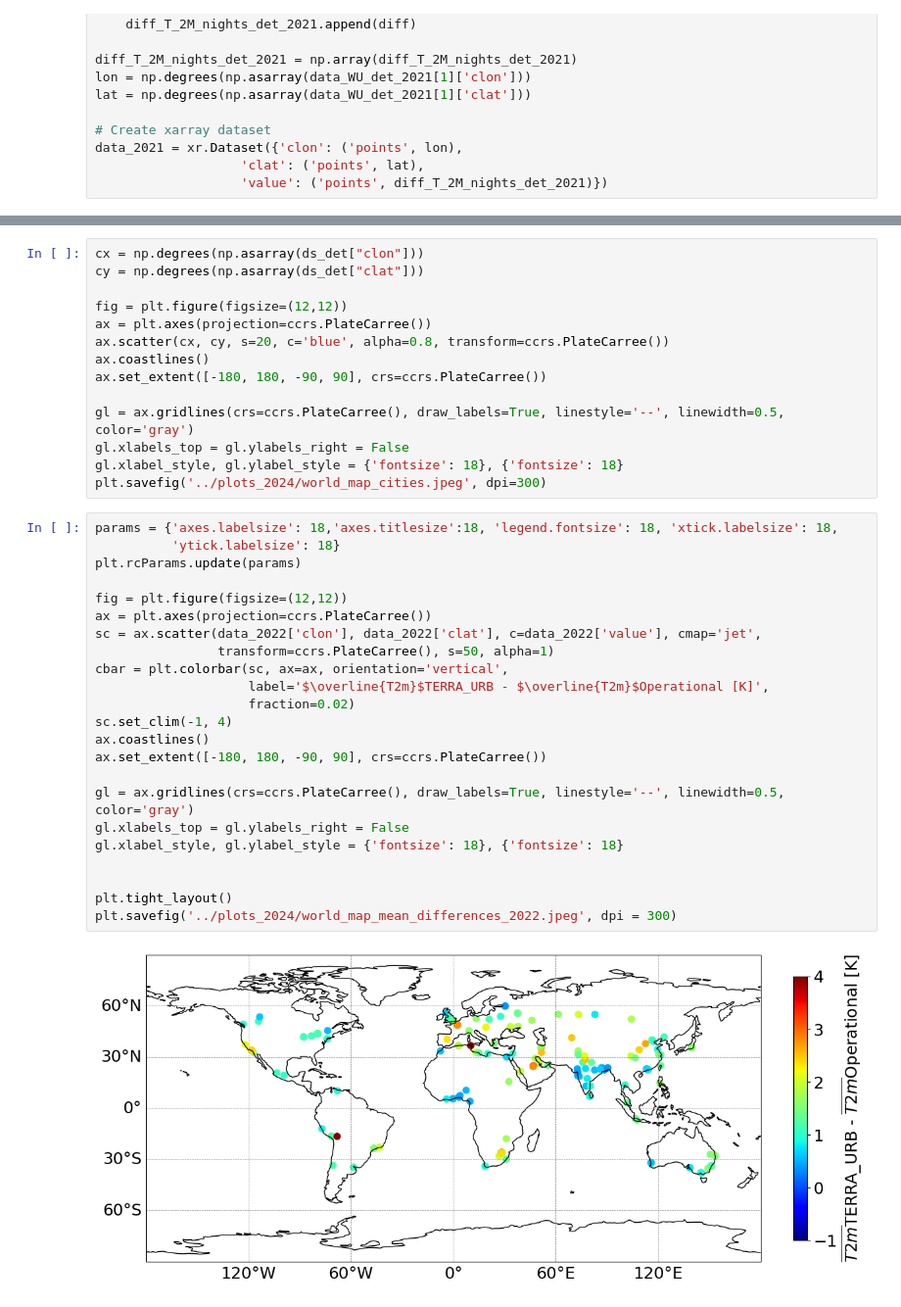
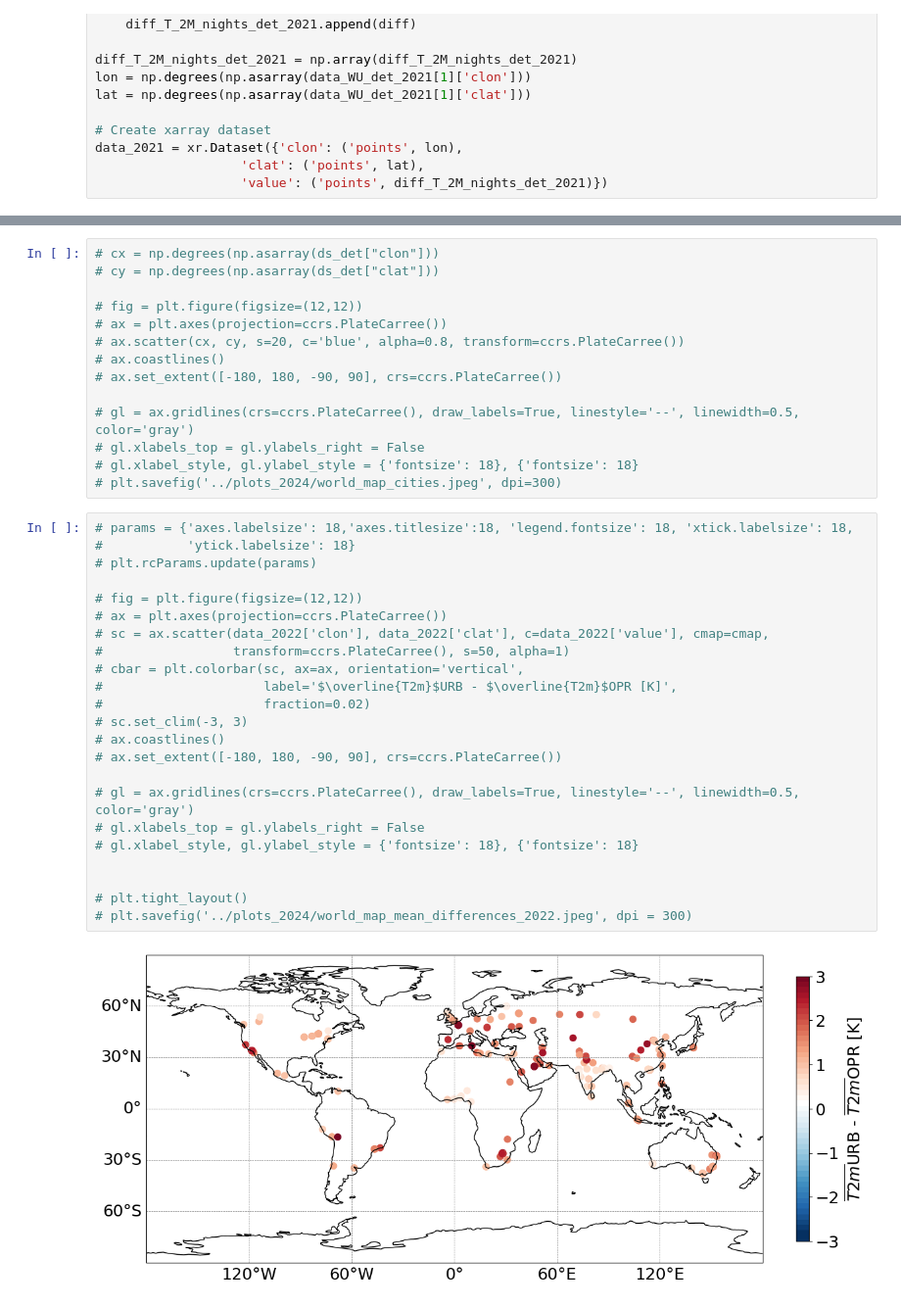
Before and after one commit to maymeret/master_thesis, a Jupyter notebook: world_maps..ipynb, the cells around one changed output, grey strips where cells are left out. Shown at 98% size. Saved outputs shown, nothing was run; the diff lists cells and outputs as text.

```diff
--- a/world_maps..ipynb
+++ b/world_maps..ipynb
@@ -207,40 +221,40 @@ data_2021 = xr.Dataset({'clon': ('points', lon),
 # %%
-cx = np.degrees(np.asarray(ds_det["clon"]))
-cy = np.degrees(np.asarray(ds_det["clat"]))
+# cx = np.degrees(np.asarray(ds_det["clon"]))
+# cy = np.degrees(np.asarray(ds_det["clat"]))
 
-fig = plt.figure(figsize=(12,12))
-ax = plt.axes(projection=ccrs.PlateCarree())
-ax.scatter(cx, cy, s=20, c='blue', alpha=0.8, transform=ccrs.PlateCarree())
-ax.coastlines()
-ax.set_extent([-180, 180, -90, 90], crs=ccrs.PlateCarree())
+# fig = plt.figure(figsize=(12,12))
+# ax = plt.axes(projection=ccrs.PlateCarree())
+# ax.scatter(cx, cy, s=20, c='blue', alpha=0.8, transform=ccrs.PlateCarree())
+# ax.coastlines()
+# ax.set_extent([-180, 180, -90, 90], crs=ccrs.PlateCarree())
 
-gl = ax.gridlines(crs=ccrs.PlateCarree(), draw_labels=True, linestyle='--', linewidth=0.5, color='gray')
-gl.xlabels_top = gl.ylabels_right = False
-gl.xlabel_style, gl.ylabel_style = {'fontsize': 18}, {'fontsize': 18}
-plt.savefig('../plots_2024/world_map_cities.jpeg', dpi=300)
+# gl = ax.gridlines(crs=ccrs.PlateCarree(), draw_labels=True, linestyle='--', linewidth=0.5, color='gray')
+# gl.xlabels_top = gl.ylabels_right = False
+# gl.xlabel_style, gl.ylabel_style = {'fontsize': 18}, {'fontsize': 18}
+# plt.savefig('../plots_2024/world_map_cities.jpeg', dpi=300)
 # %%
-params = {'axes.labelsize': 18,'axes.titlesize':18, 'legend.fontsize': 18, 'xtick.labelsize': 18,
-          'ytick.labelsize': 18}
-plt.rcParams.update(params)
+# params = {'axes.labelsize': 18,'axes.titlesize':18, 'legend.fontsize': 18, 'xtick.labelsize': 18,
+#           'ytick.labelsize': 18}
+# plt.rcParams.update(params)
 
-fig = plt.figure(figsize=(12,12))
-ax = plt.axes(projection=ccrs.PlateCarree())
-sc = ax.scatter(data_2022['clon'], data_2022['clat'], c=data_2022['value'], cmap='jet',
-                transform=ccrs.PlateCarree(), s=50, alpha=1)
-cbar = plt.colorbar(sc, ax=ax, orientation='vertical',
-                    label='$\overline{T2m}$TERRA_URB - $\overline{T2m}$Operational [K]',
-                    fraction=0.02)
-sc.set_clim(-1, 4)
-ax.coastlines()
-ax.set_extent([-180, 180, -90, 90], crs=ccrs.PlateCarree())
+# fig = plt.figure(figsize=(12,12))
+# ax = plt.axes(projection=ccrs.PlateCarree())
+# sc = ax.scatter(data_2022['clon'], data_2022['clat'], c=data_2022['value'], cmap=cmap,
+#                 transform=ccrs.PlateCarree(), s=50, alpha=1)
+# cbar = plt.colorbar(sc, ax=ax, orientation='vertical',
+#                     label='$\overline{T2m}$URB - $\overline{T2m}$OPR [K]',
+#                     fraction=0.02)
+# sc.set_clim(-3, 3)
+# ax.coastlines()
+# ax.set_extent([-180, 180, -90, 90], crs=ccrs.PlateCarree())
 
-gl = ax.gridlines(crs=ccrs.PlateCarree(), draw_labels=True, linestyle='--', linewidth=0.5, color='gray')
-gl.xlabels_top = gl.ylabels_right = False
-gl.xlabel_style, gl.ylabel_style = {'fontsize': 18}, {'fontsize': 18}
+# gl = ax.gridlines(crs=ccrs.PlateCarree(), draw_labels=True, linestyle='--', linewidth=0.5, color='gray')
+# gl.xlabels_top = gl.ylabels_right = False
+# gl.xlabel_style, gl.ylabel_style = {'fontsize': 18}, {'fontsize': 18}
 
 
-plt.tight_layout()
-plt.savefig('../plots_2024/world_map_mean_differences_2022.jpeg', dpi = 300)
+# plt.tight_layout()
+# plt.savefig('../plots_2024/world_map_mean_differences_2022.jpeg', dpi = 300)
 # %% [output]
-[figure, old version]
+[figure, new version]
 # %%
```
Also changed, not shown: parts of 8 cells of this notebook, 7 other files.
